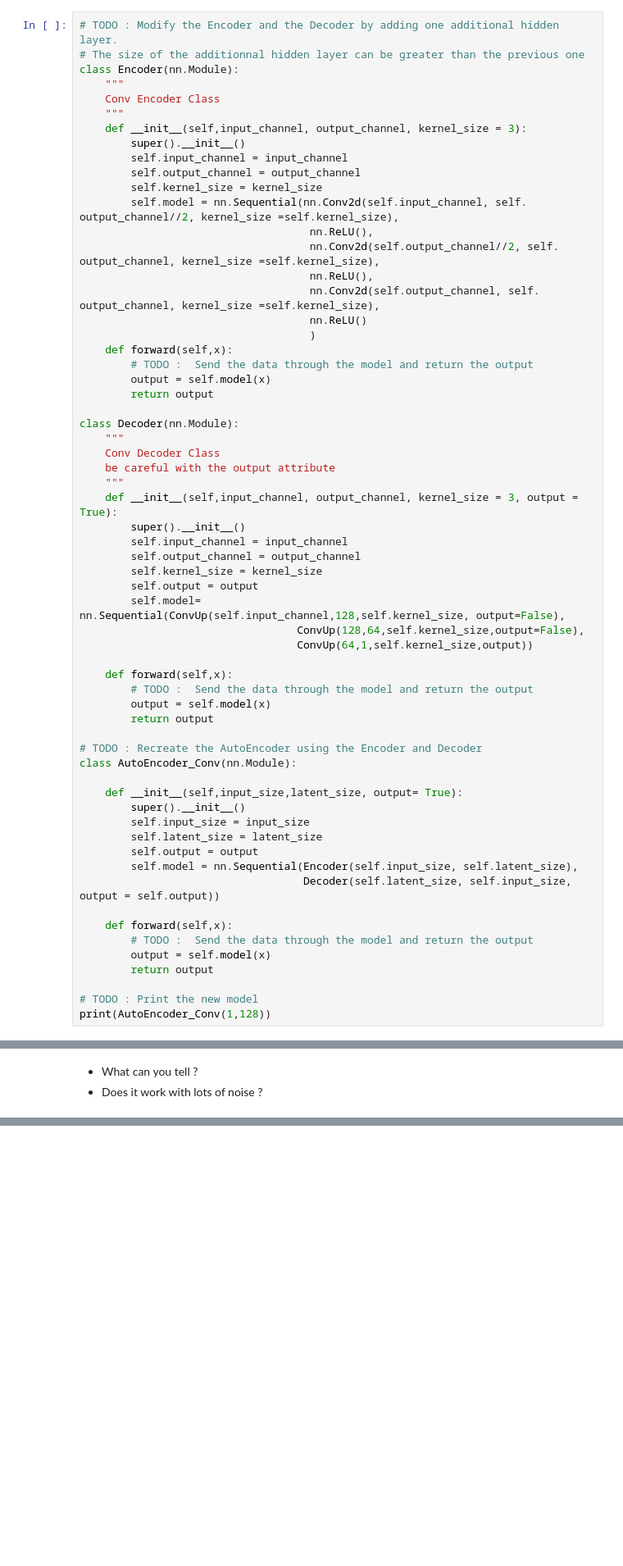
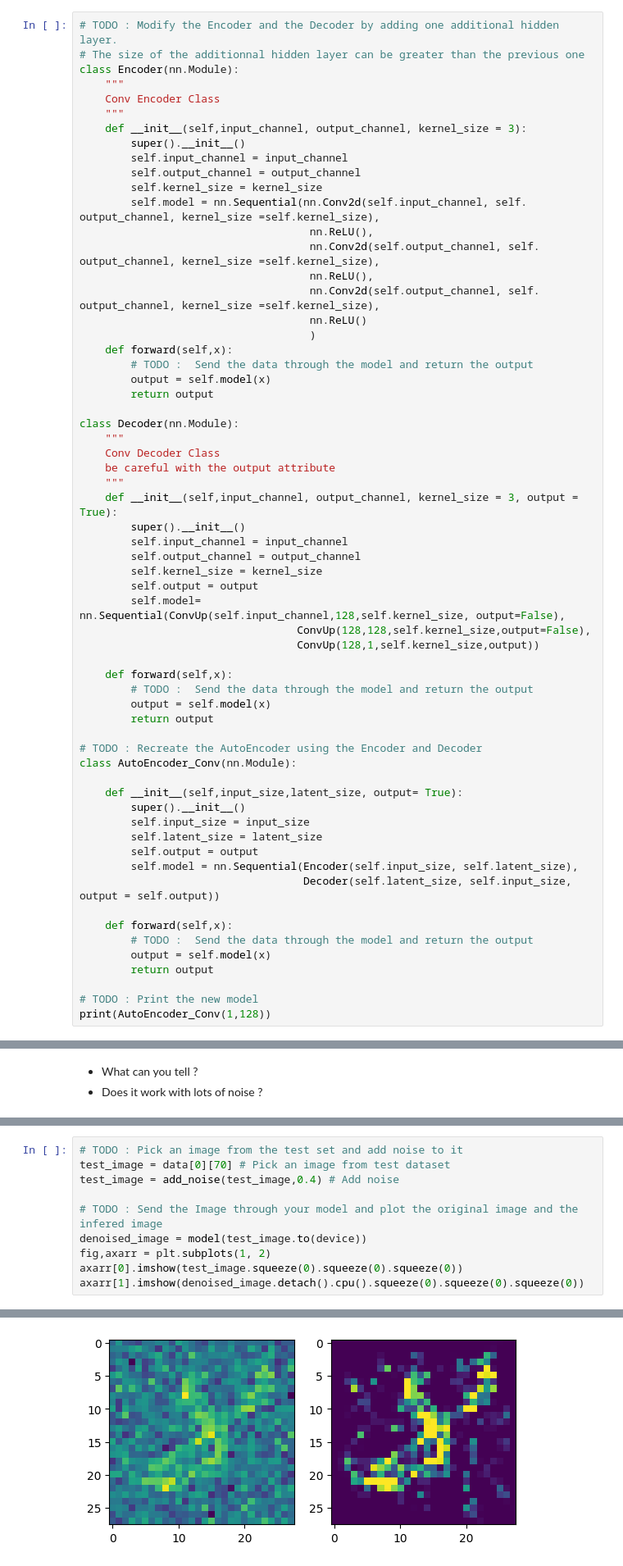
Before and after one commit to rayaneghilene/Image-compression, a Jupyter notebook: TP2_AE_GHILENE_CHERMAT.ipynb, the cells around one changed output, grey strips where cells are left out. Shown at 82% size. Drawn from its saved outputs; the diff is of its cells as text; blank space fills up the shorter version.

```diff
--- a/TP2_AE_GHILENE_CHERMAT.ipynb
+++ b/TP2_AE_GHILENE_CHERMAT.ipynb
@@ -1002,9 +990,9 @@ class Encoder(nn.Module):
         self.input_channel = input_channel
         self.output_channel = output_channel
         self.kernel_size = kernel_size
-        self.model = nn.Sequential(nn.Conv2d(self.input_channel, self. output_channel//2, kernel_size =self.kernel_size),
+        self.model = nn.Sequential(nn.Conv2d(self.input_channel, self. output_channel, kernel_size =self.kernel_size),
                                     nn.ReLU(),
-                                    nn.Conv2d(self.output_channel//2, self. output_channel, kernel_size =self.kernel_size),
+                                    nn.Conv2d(self.output_channel, self. output_channel, kernel_size =self.kernel_size),
                                     nn.ReLU(),
                                     nn.Conv2d(self.output_channel, self. output_channel, kernel_size =self.kernel_size),
                                     nn.ReLU()
@@ -1026,8 +1014,8 @@ class Decoder(nn.Module):
         self.kernel_size = kernel_size
         self.output = output
         self.model= nn.Sequential(ConvUp(self.input_channel,128,self.kernel_size, output=False),
-                                  ConvUp(128,64,self.kernel_size,output=False),
-                                  ConvUp(64,1,self.kernel_size,output))
+                                  ConvUp(128,128,self.kernel_size,output=False),
+                                  ConvUp(128,1,self.kernel_size,output))
 
     def forward(self,x):
         # TODO :  Send the data through the model and return the output
@@ -1198,0 +1193,11 @@ axarr[1].imshow(denoised_image.detach().cpu().squeeze(0).squeeze(0).squeeze(0))
+# %%
+# TODO : Pick an image from the test set and add noise to it
+test_image = data[0][70] # Pick an image from test dataset
+test_image = add_noise(test_image,0.4) # Add noise
+
+# TODO : Send the Image through your model and plot the original image and the infered image
+denoised_image = model(test_image.to(device))
+fig,axarr = plt.subplots(1, 2)
+axarr[0].imshow(test_image.squeeze(0).squeeze(0).squeeze(0))
+axarr[1].imshow(denoised_image.detach().cpu().squeeze(0).squeeze(0).squeeze(0))
+# %% [output]
@@ -1199,3 +1205,4 @@ axarr[1].imshow(denoised_image.detach().cpu().squeeze(0).squeeze(0).squeeze(0))
+[figure, added]
 # %% [markdown]
 # 6 - Getting some colors (optional)
 
```
Also changed, not shown: parts of 19 cells of this notebook.
